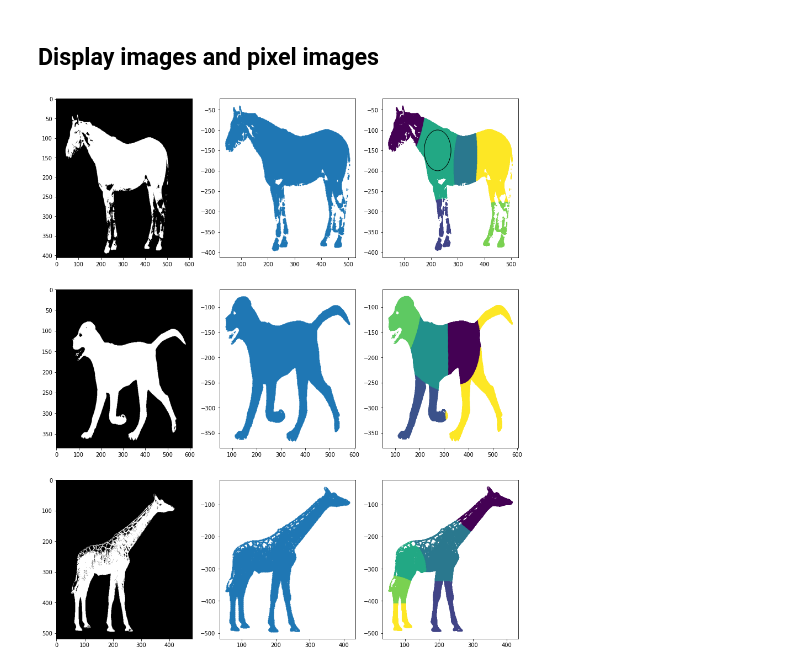
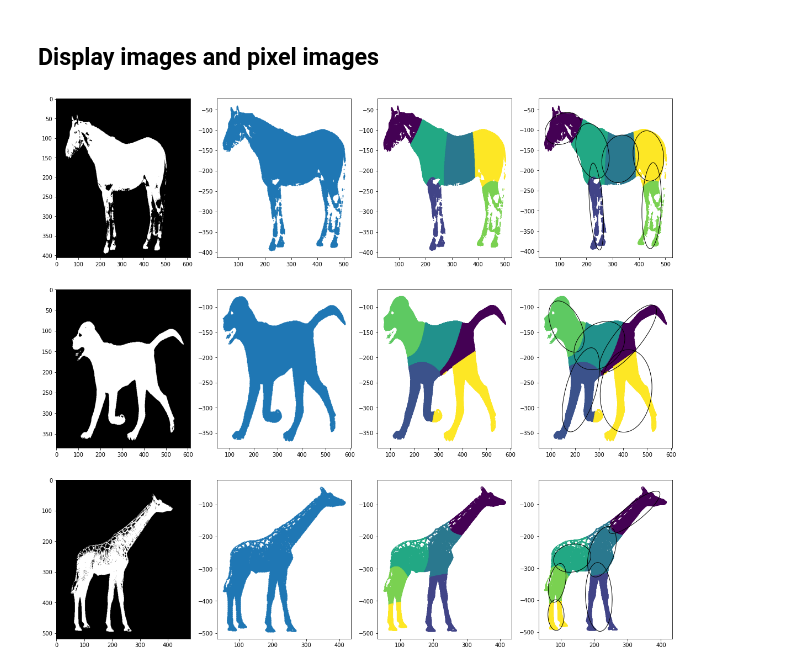
Before and after one commit to lb19337/MDM3-C, a Jupyter notebook: Gaussian_mixture.ipynb, the cells around one changed output. Cells and saved outputs as stored; diff of their text form; code cells hidden in the pictures.

```diff
--- a/Gaussian_mixture.ipynb
+++ b/Gaussian_mixture.ipynb
@@ -99,49 +113,22 @@ plot_gmm(gmm, horse)
 # %% [markdown]
 ## Display images and pixel images
-# %%
-# Collect data
-horse = file2pixels('Images/horse.png')
-poochie = file2pixels('Images/DogNoBg.png')
-giraffe = file2pixels('Images/GiraffeNoBG.png')
-
-# Perform GMM and colect labels
-horse['labels'] = gmm_labels(horse['pixels'], 6)
-poochie['labels'] = gmm_labels(poochie['pixels'], 5)
-giraffe['labels'] = gmm_labels(giraffe['pixels'], 6)
-
-# Make figure
-fig, ax = plt.subplots(3, 3, figsize=(15,18))
-
-""" Horse Plotting """
-
-# Plot horse
-ax[0][0].imshow(horse['image'], cmap='gray', aspect='auto')
-ax[0][1].scatter(horse['pixels'][0], horse['pixels'][1], s=0.5)
-ax[0][2].scatter(horse['pixels'][0], horse['pixels'][1], c=horse['labels'], s=0.5, cmap='viridis')
-
-# Plot horse circles
-circle1 = plt.Circle((225, -150), 50, color='k', fill=False)
-ax[0][2].add_patch(circle1)
-
-""" Poochie plotting """
-
-# Plot poochie
-ax[1][0].imshow(poochie['image'], cmap='gray', aspect='auto')
-ax[1][1].scatter(poochie['pixels'][0], poochie['pixels'][1], s=0.5)
-ax[1][2].scatter(poochie['pixels'][0], poochie['pixels'][1], c=poochie['labels'], s=0.5, cmap='viridis')
-
-""" Giraffe plotting """
-
-# Plot giraffe
-ax[2][0].imshow(giraffe['image'], cmap='gray', aspect='auto')
-ax[2][1].scatter(giraffe['pixels'][0], giraffe['pixels'][1], s=0.5)
-ax[2][2].scatter(giraffe['pixels'][0], giraffe['pixels'][1], c=giraffe['labels'], s=0.5, cmap='viridis')
-
-# Hide axes
-for array in ax:
-    for a in array:
-        a.axis('off')
-
-plt.show()
-# %% [output]
-[figure, removed]
+# %%
+# Initialise objects
+horse = Draw_my_horsey('Images/horse.png')
+poochie = Draw_my_horsey('Images/DogNoBg.png')
+giraffe = Draw_my_horsey('Images/GiraffeNoBG.png')
+
+# Do the gmm
+horse.do_gmm(6)
+poochie.do_gmm(5)
+giraffe.do_gmm(6)
+
+# Get the ellipse data
+horse.ellipse_data()
+poochie.ellipse_data()
+giraffe.ellipse_data()
+
+# Plot
+plot_animals(horse, poochie, giraffe)
+# %% [output]
+[figure, added]
```
Also changed, not shown: parts of 2 cells of this notebook.
